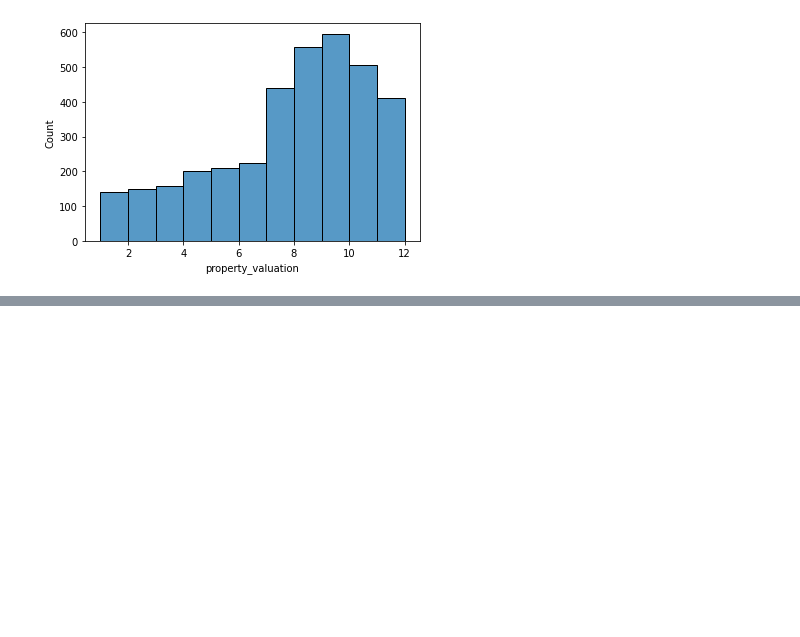
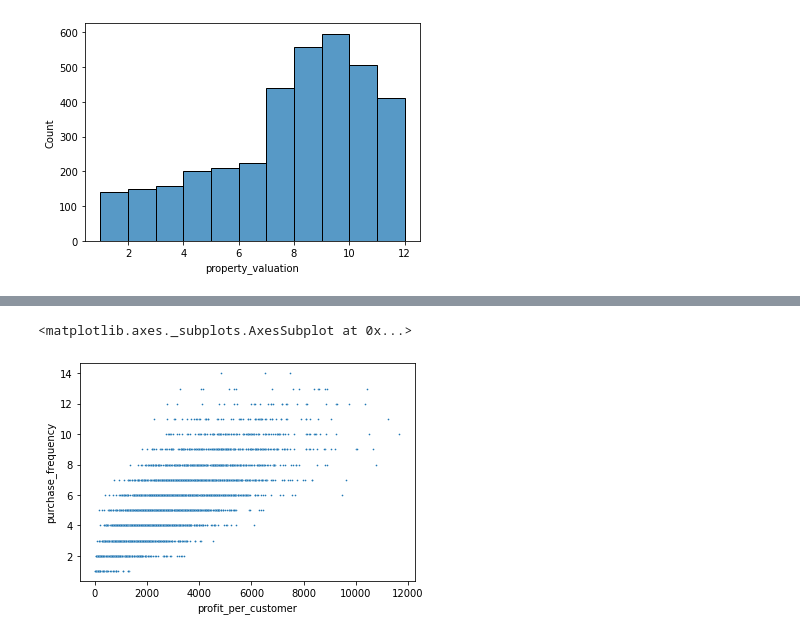
Before and after one commit to nug1209/Virtual_Experience_KPMG_Data_Analytics, a Jupyter notebook: KPMG_Virtual_Experience_2_Nugroho_Budianggoro.ipynb, the cells around one changed output, grey strips where cells are left out. Saved outputs shown, nothing was run; the diff lists cells and outputs as text; code cells hidden in the pictures; blank space fills up the shorter version.

```diff
--- a/KPMG_Virtual_Experience_2_Nugroho_Budianggoro.ipynb
+++ b/KPMG_Virtual_Experience_2_Nugroho_Budianggoro.ipynb
@@ -415,0 +438,5 @@ sns.histplot(data=df_cst, x="property_valuation", binwidth=1)
+# %%
+sns.scatterplot(data=df_rfm, x='profit_per_customer', y="purchase_frequency", s=3)
+# %% [output]
+<matplotlib.axes._subplots.AxesSubplot at 0x...>
+[figure, added]
```
Also changed, not shown: parts of 14 cells of this notebook.
